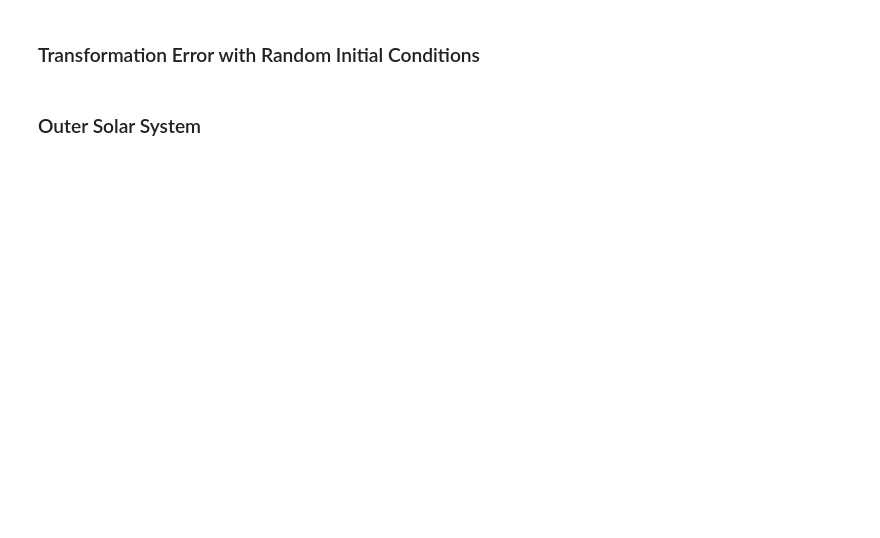
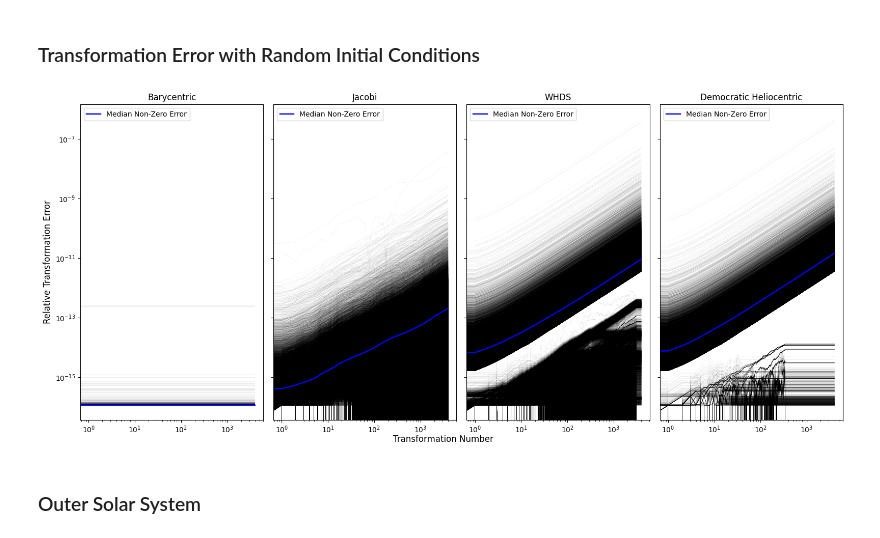
Before and after one commit to luke-wriglesworth/rebound, a Jupyter notebook: barycentric testing/Barycentric_whfast_test.ipynb, the cells around one changed output. Saved outputs shown, nothing was run; the diff lists cells and outputs as text; code cells hidden in the pictures; blank space fills up the shorter version.

```diff
--- a/barycentric testing/Barycentric_whfast_test.ipynb
+++ b/barycentric testing/Barycentric_whfast_test.ipynb
@@ -198,12 +187,12 @@ import rebound
 import ctypes
 import numpy as np
 import numpy.ma as ma
-import matplotlib
+import tqdm
 import matplotlib.pyplot as plt
-from concurrent.futures import ThreadPoolExecutor
+from concurrent.futures import ProcessPoolExecutor
 
 n_bodies = 10000
-n_transforms = 2000
+n_transforms = 4000
 min=-10
 max=10
 m = np.abs(np.random.uniform(0.01,2,n_bodies))
@@ -232,8 +221,8 @@ def transformation_error_single(coordinate, n_transforms):
     transform_to_inertial = getattr(cl,f"reb_particles_transform_{coordinate}_to_inertial_posvel")
     p0 = get_particle_properties(sim)
     for t in range(n_transforms):
-        if t % 1000 == 0:
-            print (f"{coordinate}: {(t/n_transforms)*100}%")
+        # if t % 1000 == 0:
+        #     print (f"{coordinate}: {(t/n_transforms)*100}%")
         if coordinate == "jacobi":
             transform_from_inertial(sim._particles,p,sim._particles,sim.N,sim.N)
             transform_to_inertial(sim._particles,p,sim._particles,sim.N,sim.N)
@@ -243,38 +232,39 @@ def transformation_error_single(coordinate, n_transforms):
         errors[t] = np.abs((get_particle_properties(sim)-p0)/p0)
     sim = None
     return errors
 
 def plot_errors(errors, coords):
     fig, axs = plt.subplots(1, 4, figsize=(16,7),sharex=True,sharey=True)
     axs = axs.flatten()
     for c, coord in enumerate(coords):
         axs[c].cla()
         axs[c].set_title(coord)
         axs[c].set_xscale("log")
         axs[c].set_yscale("log")
         for i in range(6):
             for n in range(n_bodies):
-                axs[c].plot(range(n_transforms), errors[c][:, n, i], lw=0.05, alpha=0.3, color = "black")
+                axs[c].plot(range(n_transforms), errors[c][:, n, i], lw=0.075, alpha=0.3, color = "black")
         # median of non-zero errors
         errors_merged = errors[c].reshape(n_transforms, n_bodies*6)
         errors_merged[errors_merged == 0] = np.nan
         median = np.nanmedian(errors_merged, axis=1)
         axs[c].plot(range(n_transforms), median, lw=1.75, color="blue", label = "Median Non-Zero Error")
         axs[c].legend(loc="upper left")
     axs[0].set_ylabel("Relative Transformation Error", fontsize=12)
     fig.text(0.5, 0.0, 'Transformation Number', ha='center', fontsize=12)
-
     plt.tight_layout()
     plt.show()
-    fig.savefig("rebound/testing_barycentric/transformation_errors_random.png", dpi=600)
+    fig.savefig("transformation_errors_random.png", dpi=600)
 
 def transformation_error(coordinates, n_transforms):
-    with ThreadPoolExecutor(max_workers=24) as executor:
-        results = list(executor.map(transformation_error_single, coordinates, [n_transforms] * len(coordinates)))
+    with ProcessPoolExecutor(max_workers=24) as executor:
+        results = list(tqdm.tqdm(executor.map(transformation_error_single, coordinates, [n_transforms] * len(coordinates)), total=len(coordinates)))
     return np.array(results)
 
 errors = transformation_error(["barycentric", "jacobi", "whds", "democraticheliocentric"], n_transforms)
 plot_errors(errors, ["Barycentric", "Jacobi", "WHDS", "Democratic Heliocentric"])
+# %% [output]
+[figure, added]
 # %% [markdown]
 ### Outer Solar System
 # %%
```
Also changed, not shown: parts of 6 cells of this notebook, 2 other files.
